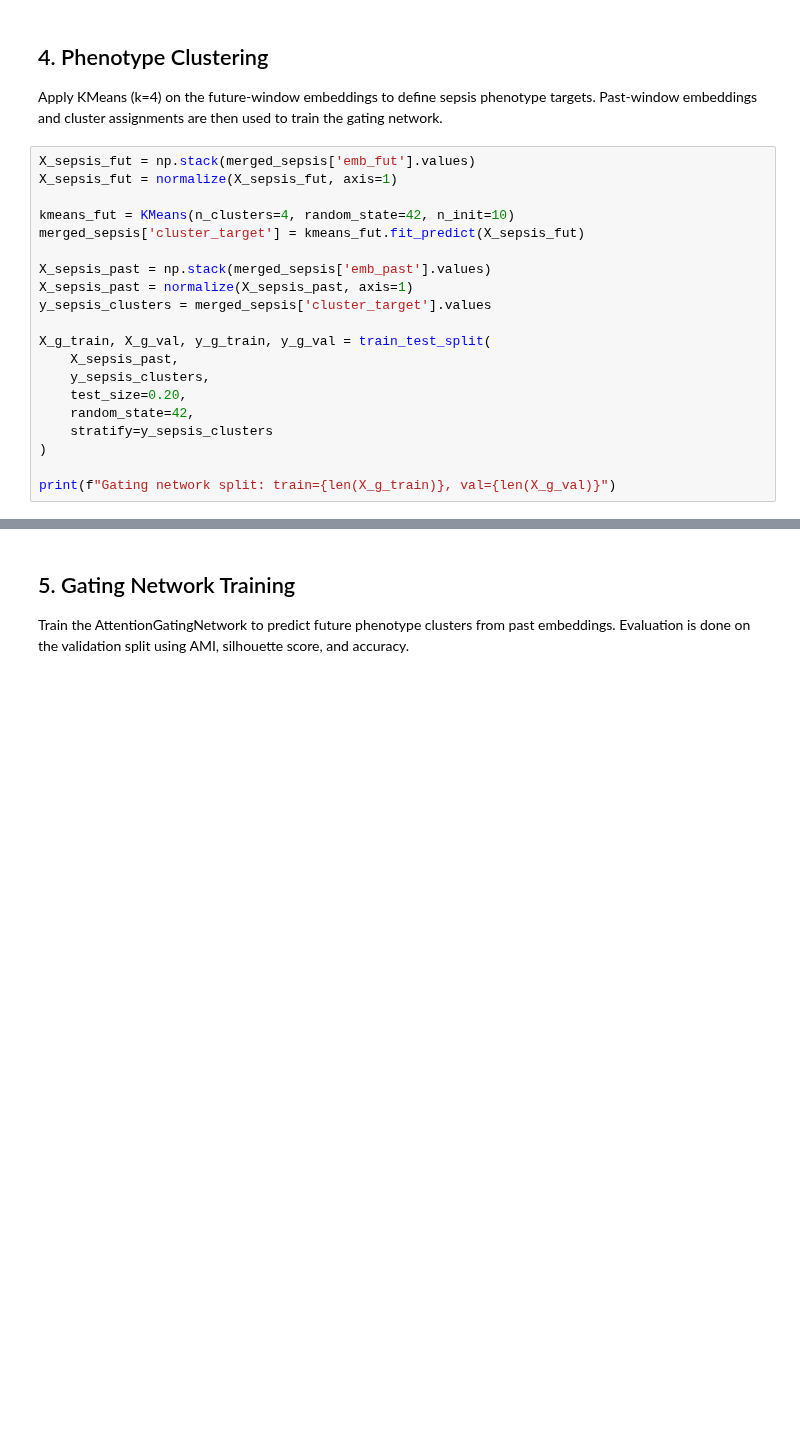
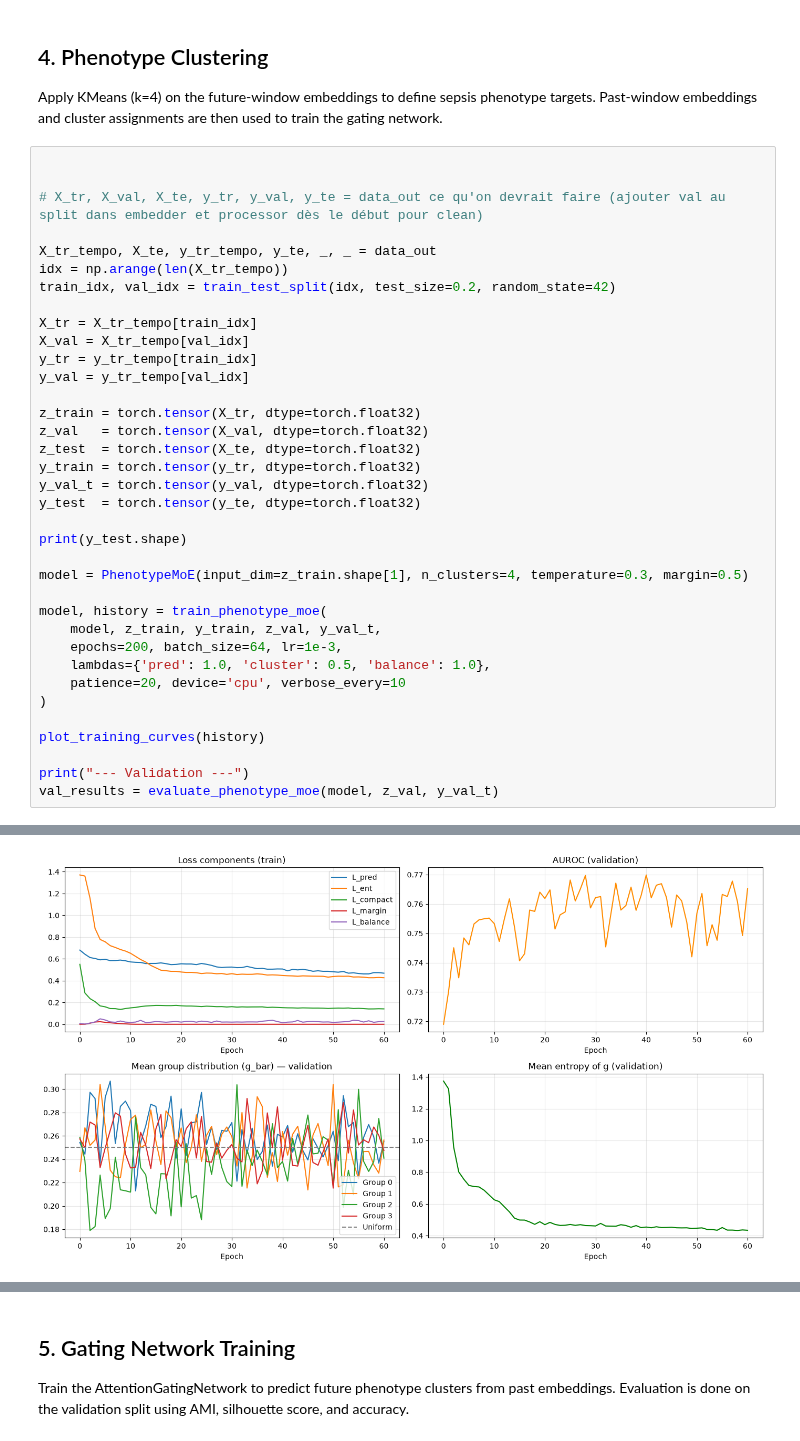
Before and after one commit to BBDFrancois/Research_Project_Early_Sepsis_Phenotyping_Prediction, a Jupyter notebook: src/main_v2.ipynb, the cells around one changed output, grey strips where cells are left out. Cells and saved outputs as stored; diff of their text form; blank space fills up the shorter version.

Commit message:
Adding Module but tempo version

```diff
--- a/src/main_v2.ipynb
+++ b/src/main_v2.ipynb
@@ -207,23 +209,39 @@ Available arrays: ['X_train_encoded', 'X_test_encoded', 'y_train', 'y_test', 'X_
 Apply KMeans (k=4) on the future-window embeddings to define sepsis phenotype targets.
 Past-window embeddings and cluster assignments are then used to train the gating network.
 # %%
-X_sepsis_fut = np.stack(merged_sepsis['emb_fut'].values)
-X_sepsis_fut = normalize(X_sepsis_fut, axis=1)
 
-kmeans_fut = KMeans(n_clusters=4, random_state=42, n_init=10)
-merged_sepsis['cluster_target'] = kmeans_fut.fit_predict(X_sepsis_fut)
 
-X_sepsis_past = np.stack(merged_sepsis['emb_past'].values)
-X_sepsis_past = normalize(X_sepsis_past, axis=1)
-y_sepsis_clusters = merged_sepsis['cluster_target'].values
+# X_tr, X_val, X_te, y_tr, y_val, y_te = data_out ce qu'on devrait faire (ajouter val au split dans embedder et processor dès le début pour clean)
 
-X_g_train, X_g_val, y_g_train, y_g_val = train_test_split(
-    X_sepsis_past,
-    y_sepsis_clusters,
-    test_size=0.20,
-    random_state=42,
-    stratify=y_sepsis_clusters
+X_tr_tempo, X_te, y_tr_tempo, y_te, _, _ = data_out
+idx = np.arange(len(X_tr_tempo))
+train_idx, val_idx = train_test_split(idx, test_size=0.2, random_state=42)
+
+X_tr = X_tr_tempo[train_idx]
+X_val = X_tr_tempo[val_idx]
+y_tr = y_tr_tempo[train_idx]
+y_val = y_tr_tempo[val_idx]
+
+z_train = torch.tensor(X_tr, dtype=torch.float32)
+z_val   = torch.tensor(X_val, dtype=torch.float32)
+z_test  = torch.tensor(X_te, dtype=torch.float32)
+y_train = torch.tensor(y_tr, dtype=torch.float32)
+y_val_t = torch.tensor(y_val, dtype=torch.float32)
+y_test  = torch.tensor(y_te, dtype=torch.float32)
+
+print(y_test.shape)
+
+model = PhenotypeMoE(input_dim=z_train.shape[1], n_clusters=4, temperature=0.3, margin=0.5)
+
+model, history = train_phenotype_moe(
+    model, z_train, y_train, z_val, y_val_t,
+    epochs=200, batch_size=64, lr=1e-3,
+    lambdas={'pred': 1.0, 'cluster': 0.5, 'balance': 1.0},
+    patience=20, device='cpu', verbose_every=10
 )
 
-print(f"Gating network split: train={len(X_g_train)}, val={len(X_g_val)}")
+plot_training_curves(history)
+
+print("--- Validation ---")
+val_results = evaluate_phenotype_moe(model, z_val, y_val_t)
 # %% [output]
@@ -230,0 +256 @@ Gating network split: train=908, val=227
+[figure, added]
```
Also changed, not shown: parts of 6 cells of this notebook, 10 other files.
